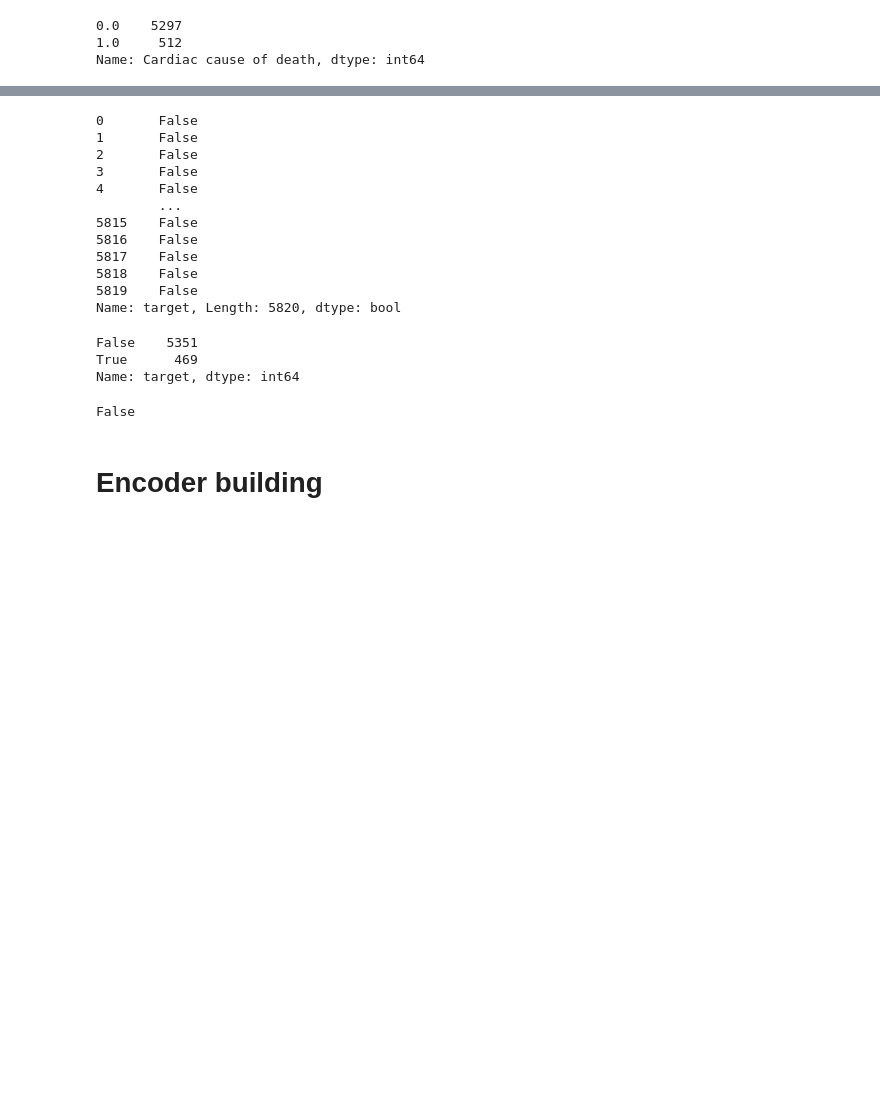
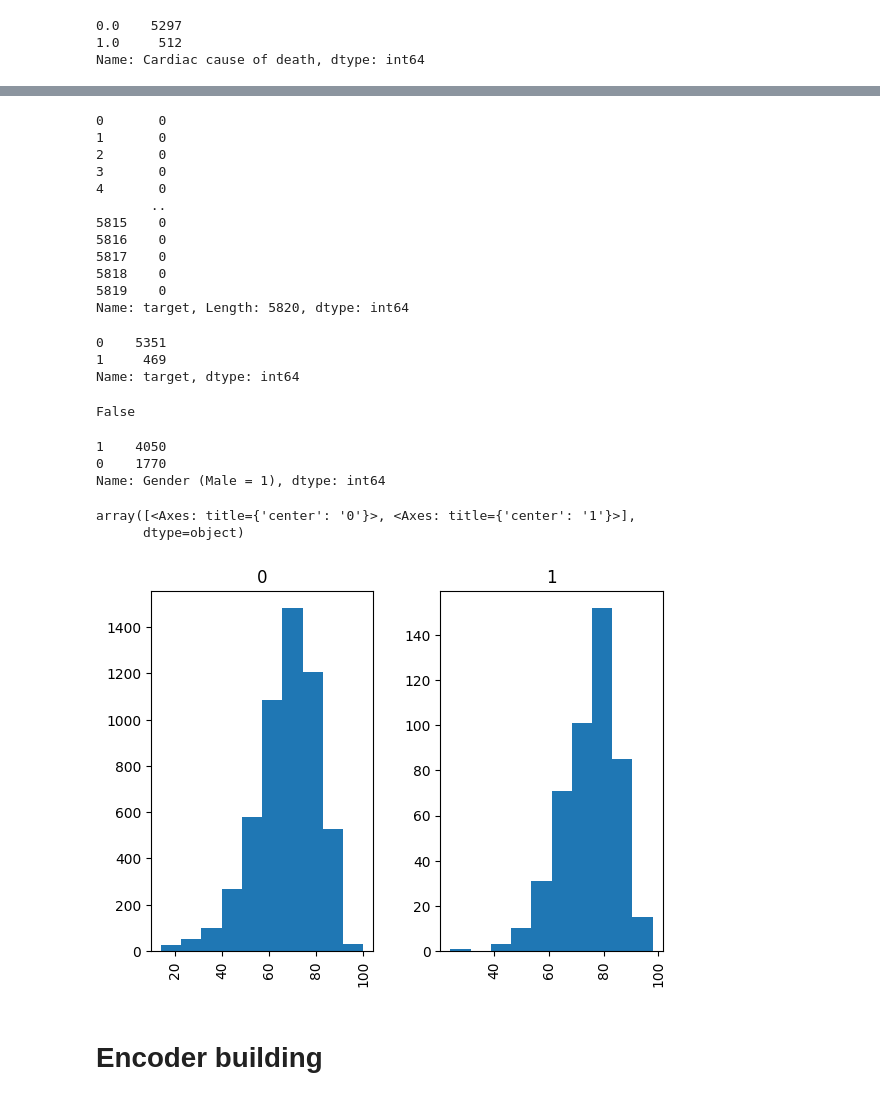
Before and after one commit to Sopralapanca/CHL-clinical-data-encoder, a Jupyter notebook: [CHL]ClinicalDataEncoder.ipynb, the cells around one changed output, grey strips where cells are left out. Cells and saved outputs as stored; diff of their text form; code cells hidden in the pictures; blank space fills up the shorter version.

```diff
--- a/[CHL]ClinicalDataEncoder.ipynb
+++ b/[CHL]ClinicalDataEncoder.ipynb
@@ -38,2 +13,12 @@ df.shape
 # %% [markdown]
 # Data Understanding & Data Preparation
+# %%
+# removing \n from the name of the columns
+columns = df.columns
+new_cols = columns.str.replace('\n', ' ')
+
+col_dict = {}
+for old, new in zip(columns, new_cols):
+    col_dict[old] = new
+
+df = df.rename(columns=col_dict)
@@ -57,28 +87,47 @@ df['Data prelievo (1)'].isnull().sum()
 df['Data prelievo (1)']= pd.to_datetime(df['Data prelievo (1)'], format='%d/%m/%Y')
 df['Data of death']= pd.to_datetime(df['Data of death'], format='%d/%m/%Y')
 # %%
+# target column will have:
+#   1 if the patient died within 7 years of the first blood draw
+#   0 otherwise
+# since missing values in 'Date of death' column are considered as person that are still alive, they will have 0 in the target column
 df['target']= ((((df['Data of death']-df['Data prelievo (1)'])/ np.timedelta64(1, 'D'))//365)<=7) & (df['Cardiac cause of death'])
+df['target'] = df['target'].astype(int)
 df['target']
 # %% [output]
-0       False
-1       False
-2       False
-3       False
-4       False
-        ...
-5815    False
-5816    False
-5817    False
-5818    False
-5819    False
-Name: target, Length: 5820, dtype: bool
+0       0
+1       0
+2       0
+3       0
+4       0
+       ..
+5815    0
+5816    0
+5817    0
+5818    0
+5819    0
+Name: target, Length: 5820, dtype: int64
 # %%
 df['target'].value_counts()
 # %% [output]
-False    5351
-True      469
+0    5351
+1     469
 Name: target, dtype: int64
 # %%
 df['target'].isnull().any()
 # %% [output]
 False
+# %%
+# how many male and female are in the dataset
+df['Gender (Male = 1)'].value_counts()
+# %% [output]
+1    4050
+0    1770
+Name: Gender (Male = 1), dtype: int64
+# %%
+# histogram of the age of the patients in the dataset differentiating who has a cardiac cause of death and who has not
+df['Age (1)'].hist(by=df['target'])
+# %% [output]
+array([<Axes: title={'center': '0'}>, <Axes: title={'center': '1'}>],
+      dtype=object)
+[figure, added]
```
Also changed, not shown: parts of 13 cells of this notebook.
